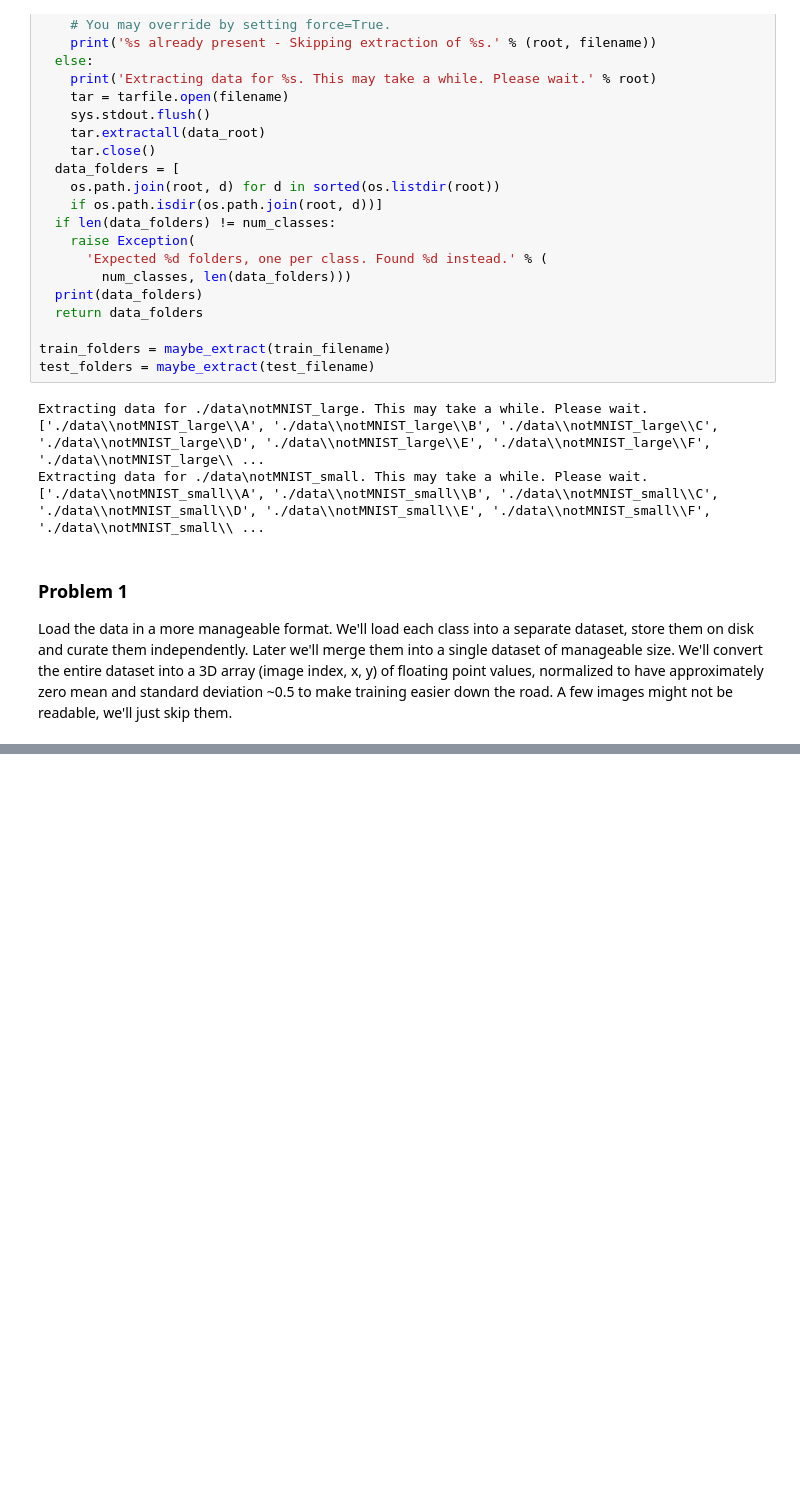
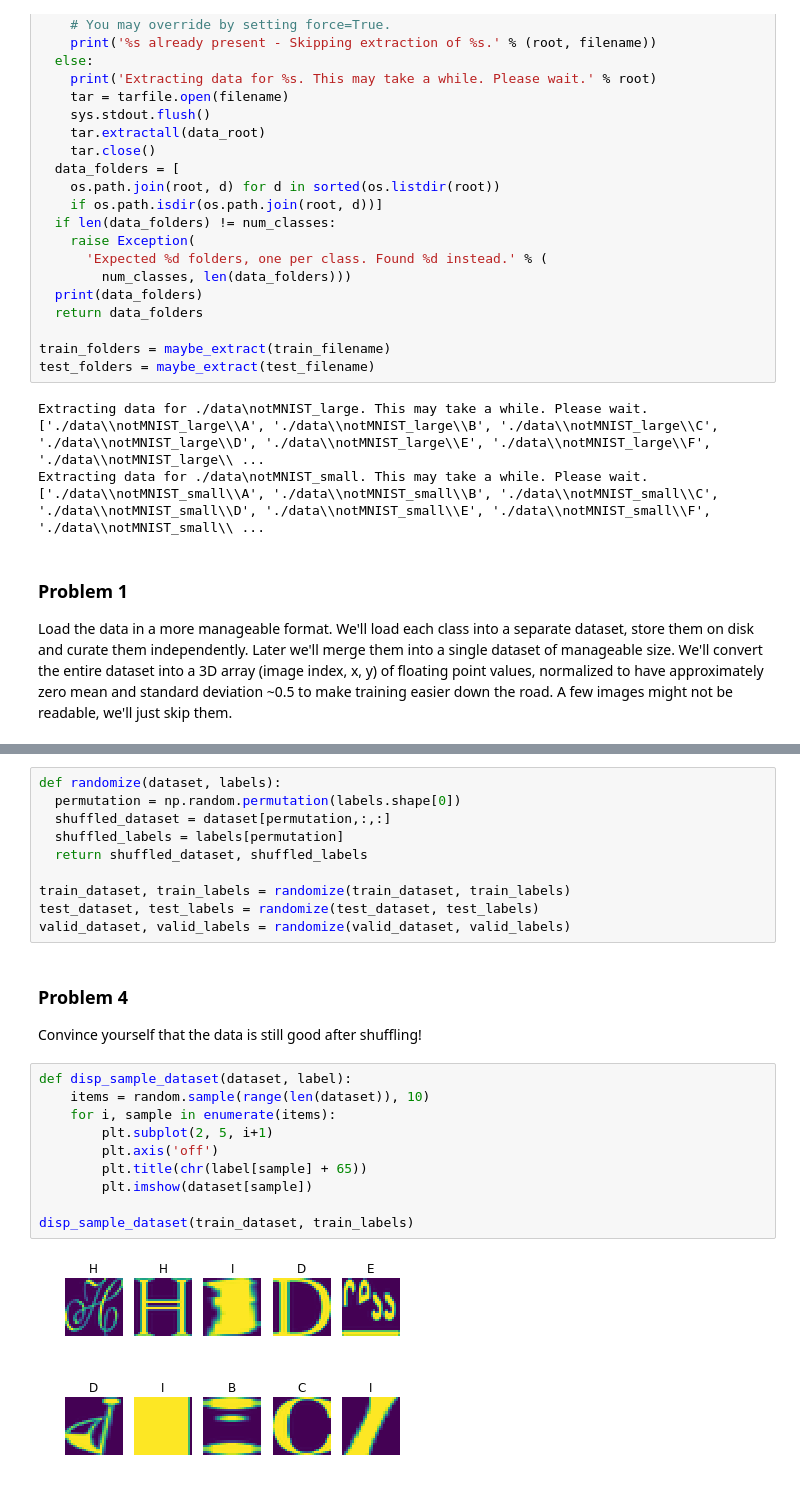
Before and after one commit to jtang10/deepLearning_udacity, a Jupyter notebook: 1_notmnist.ipynb, the cells around one changed output, grey strips where cells are left out. Saved outputs shown, nothing was run; the diff lists cells and outputs as text; blank space fills up the shorter version.

```diff
--- a/1_notmnist.ipynb
+++ b/1_notmnist.ipynb
@@ -205,0 +306,25 @@ disp_sample_pickles(train_folders)
+# %%
+def randomize(dataset, labels):
+  permutation = np.random.permutation(labels.shape[0])
+  shuffled_dataset = dataset[permutation,:,:]
+  shuffled_labels = labels[permutation]
+  return shuffled_dataset, shuffled_labels
+
+train_dataset, train_labels = randomize(train_dataset, train_labels)
+test_dataset, test_labels = randomize(test_dataset, test_labels)
+valid_dataset, valid_labels = randomize(valid_dataset, valid_labels)
+# %% [markdown]
+### Problem 4
+Convince yourself that the data is still good after shuffling!
+# %%
+def disp_sample_dataset(dataset, label):
+    items = random.sample(range(len(dataset)), 10)
+    for i, sample in enumerate(items):
+        plt.subplot(2, 5, i+1)
+        plt.axis('off')
+        plt.title(chr(label[sample] + 65))
+        plt.imshow(dataset[sample])
+
+disp_sample_dataset(train_dataset, train_labels)
+# %% [output]
+[figure, added]
```
Also changed, not shown: parts of 26 cells of this notebook.
